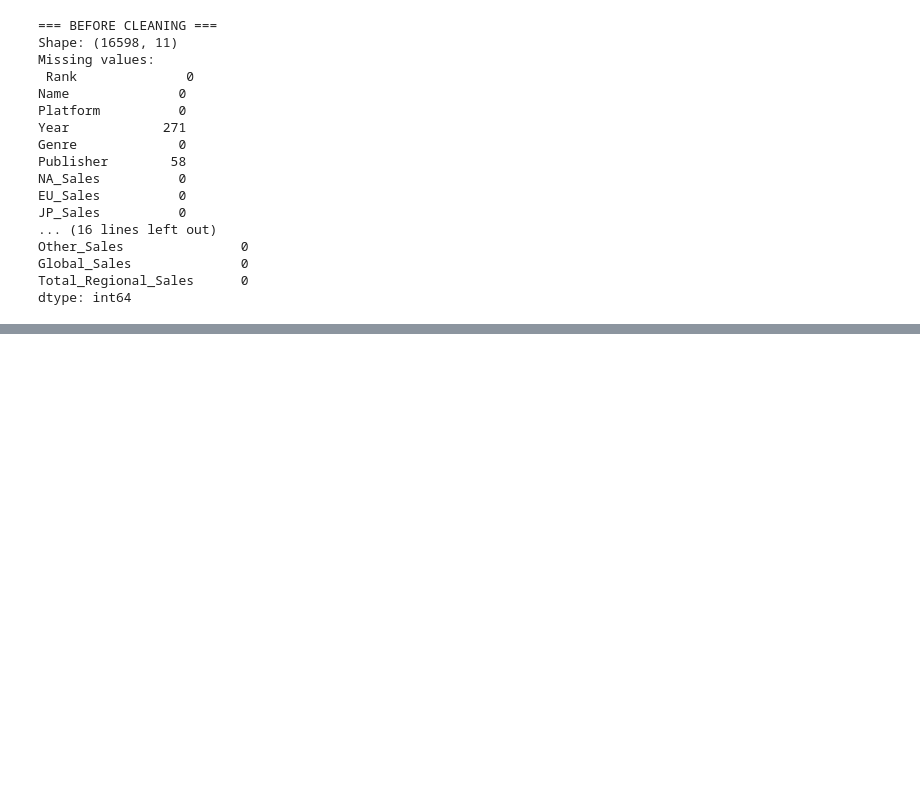
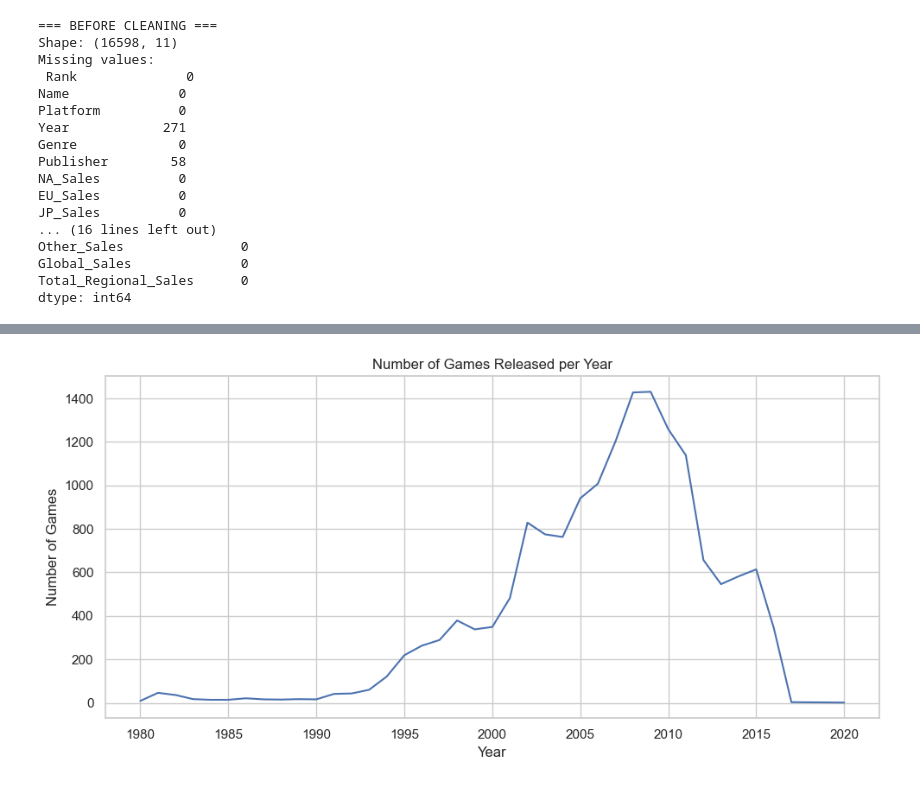
Before and after one commit to Siddharth1254/data-wrangling-project, a Jupyter notebook: Notebook.ipynb, the cells around one changed output, grey strips where cells are left out. Drawn from its saved outputs; the diff is of its cells as text; code cells hidden in the pictures; blank space fills up the shorter version.

```diff
--- a/Notebook.ipynb
+++ b/Notebook.ipynb
@@ -154,0 +209,15 @@ dtype: int64
+# %%
+df_year = df_clean.dropna(subset=["Year"]).copy()
+df_year["Year"] = df_year["Year"].astype(int)
+# %%
+games_per_year = df_year.groupby("Year")["Name"].count().reset_index(name="Num_Games")
+
+plt.figure(figsize=(10, 5))
+sns.lineplot(data=games_per_year, x="Year", y="Num_Games")
+plt.title("Number of Games Released per Year")
+plt.xlabel("Year")
+plt.ylabel("Number of Games")
+plt.tight_layout()
+plt.show()
+# %% [output]
+[figure, added]
```
Also changed, not shown: parts of 32 cells of this notebook.
